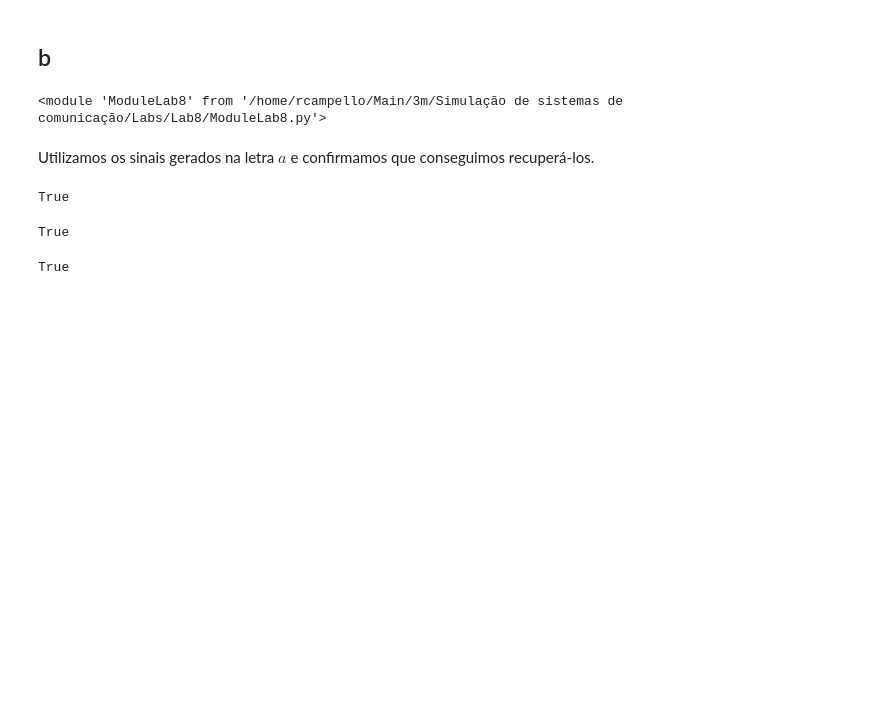
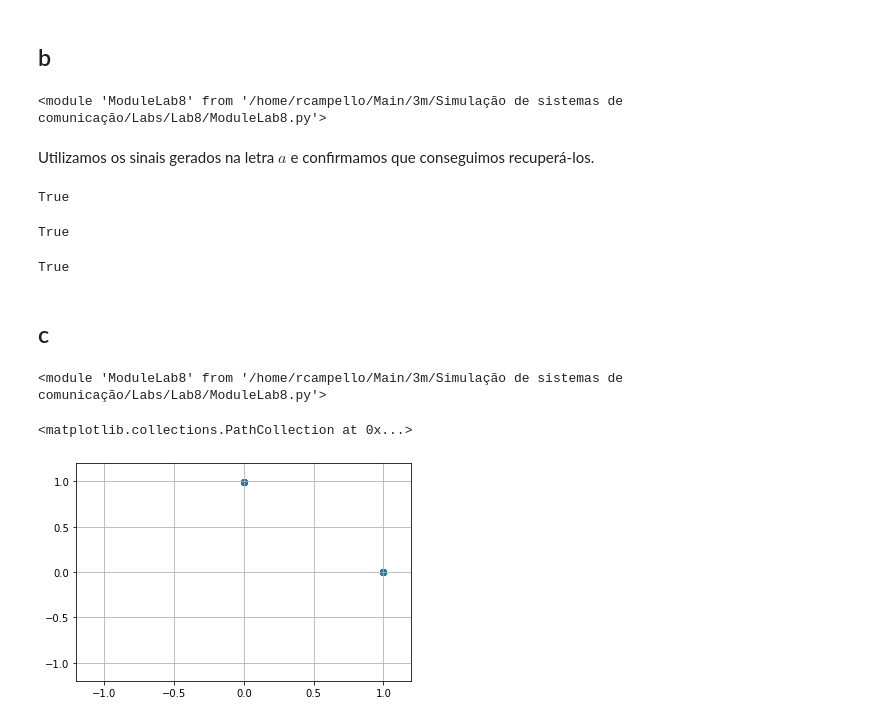
Before and after one commit to rafaelmcam/PeterMathysCommunicationsLab, a Jupyter notebook: Lab8/Lab8.ipynb, the cells around one changed output. Drawn from its saved outputs; the diff is of its cells as text; code cells hidden in the pictures; blank space fills up the shorter version.

```diff
--- a/Lab8/Lab8.ipynb
+++ b/Lab8/Lab8.ipynb
@@ -624,3 +625,27 @@ sig_bn, sig_wt, ixn = ModuleLab8.fskrcvr(2, sig_xt3, 'noncoh', [300, 400], [100,
 np.array_equal(sig_bn.signal(), dn.signal())
 # %% [output]
 True
+# %% [markdown]
+## c
+# %%
+reload(ModuleLab8)
+# %% [output]
+<module 'ModuleLab8' from '/home/rcampello/Main/3m/Simulação de sistemas de comunicação/Labs/Lab8/ModuleLab8.py'>
+# %%
+data = np.random.randint(0, 2, size = 500)
+dnc = comsig.sigSequ(data, FB = 100)
+
+fc0, fc1 = 300, 400
+theta0, theta1 = 0, 0
+FB = 100
+# %%
+sig_xt = ModuleLab8.fskxmtr(M = 2, sig_dn = dnc, Fs = 44100, ptype = 'rect', pparms = [], xtype = 'coh', fcparms = [[fc0, fc1], [theta0, theta1]])
+sig_bn, sig_wt, ixn = ModuleLab8.fskrcvr(2, sig_xt, 'coh', [[fc0, fc1], [theta0, theta1]], [FB, 0.0], 'rect', [])
+scale = 1.2
+plt.ylim([-scale, scale])
+plt.xlim([-scale, scale])
+plt.grid()
+plt.scatter(sig_wt.signal()[0][ixn], sig_wt.signal()[1][ixn])
+# %% [output]
+<matplotlib.collections.PathCollection at 0x...>
+[figure, added]
```
Also changed, not shown: parts of 37 cells of this notebook, 1 other file.
